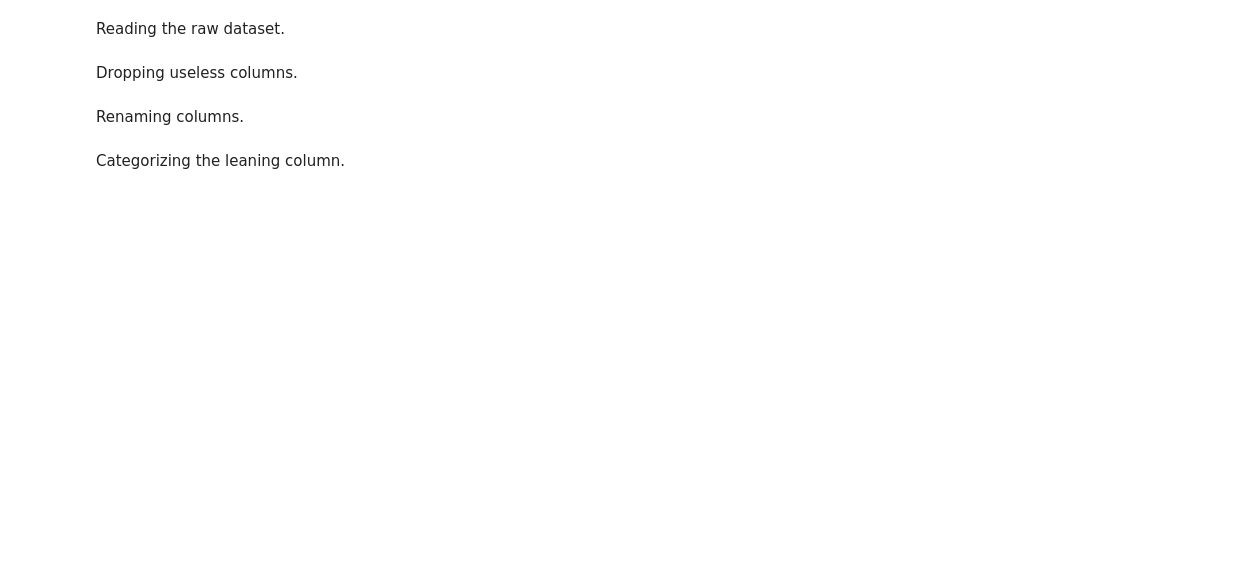
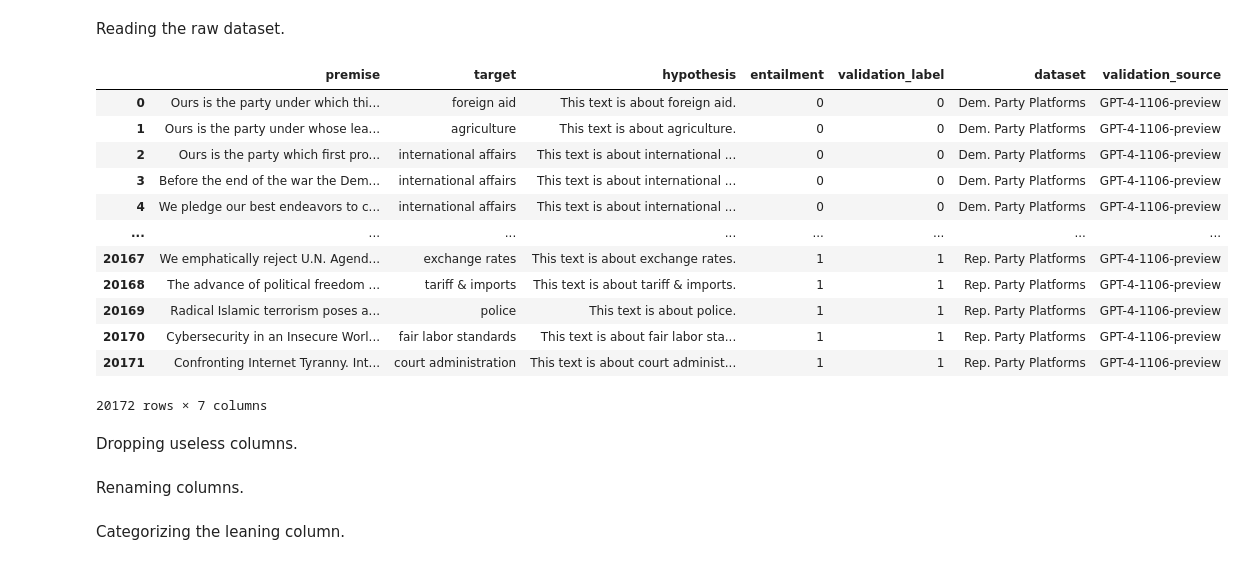
Before and after one commit to matous-volf/political-leaning-prediction, a Jupyter notebook: datasets/notebooks/dem_rep_party_platform_topics.ipynb, the cells around one changed output. Saved outputs shown, nothing was run; the diff lists cells and outputs as text; code cells hidden in the pictures; blank space fills up the shorter version.

```diff
--- a/datasets/notebooks/dem_rep_party_platform_topics.ipynb
+++ b/datasets/notebooks/dem_rep_party_platform_topics.ipynb
@@ -5,9 +5,26 @@ from matplotlib import pyplot as plt
 # %% [markdown]
 Reading the raw dataset.
 # %%
-ds = load_dataset("mlburnham/dem_rep_party_platform_topics")
+ds = load_dataset(
+    "mlburnham/dem_rep_party_platform_topics",
+    revision="08af680e8575e47c4f49e69bc458c5a423b8376b"
+)
 df = concatenate_datasets(ds.values()).to_pandas()
 df
+# %% [output]
+|  | premise | target | hypothesis | entailment | validation_label | dataset | validation_source |
+| 0 | Ours is the party under which thi... | foreign aid | This text is about foreign aid. | 0 | 0 | Dem. Party Platforms | GPT-4-1106-preview |
+| 1 | Ours is the party under whose lea... | agriculture | This text is about agriculture. | 0 | 0 | Dem. Party Platforms | GPT-4-1106-preview |
+| 2 | Ours is the party which first pro... | international affairs | This text is about international ... | 0 | 0 | Dem. Party Platforms | GPT-4-1106-preview |
+| 3 | Before the end of the war the Dem... | international affairs | This text is about international ... | 0 | 0 | Dem. Party Platforms | GPT-4-1106-preview |
+| 4 | We pledge our best endeavors to c... | international affairs | This text is about international ... | 0 | 0 | Dem. Party Platforms | GPT-4-1106-preview |
+| ... | ... | ... | ... | ... | ... | ... | ... |
+| 20167 | We emphatically reject U.N. Agend... | exchange rates | This text is about exchange rates. | 1 | 1 | Rep. Party Platforms | GPT-4-1106-preview |
+| 20168 | The advance of political freedom ... | tariff & imports | This text is about tariff & imports. | 1 | 1 | Rep. Party Platforms | GPT-4-1106-preview |
+| 20169 | Radical Islamic terrorism poses a... | police | This text is about police. | 1 | 1 | Rep. Party Platforms | GPT-4-1106-preview |
+| 20170 | Cybersecurity in an Insecure Worl... | fair labor standards | This text is about fair labor sta... | 1 | 1 | Rep. Party Platforms | GPT-4-1106-preview |
+| 20171 | Confronting Internet Tyranny. Int... | court administration | This text is about court administ... | 1 | 1 | Rep. Party Platforms | GPT-4-1106-preview |
+20172 rows × 7 columns
 # %% [markdown]
 Dropping useless columns.
 # %%
```
Also changed, not shown: parts of 8 cells of this notebook, 3 other files.
